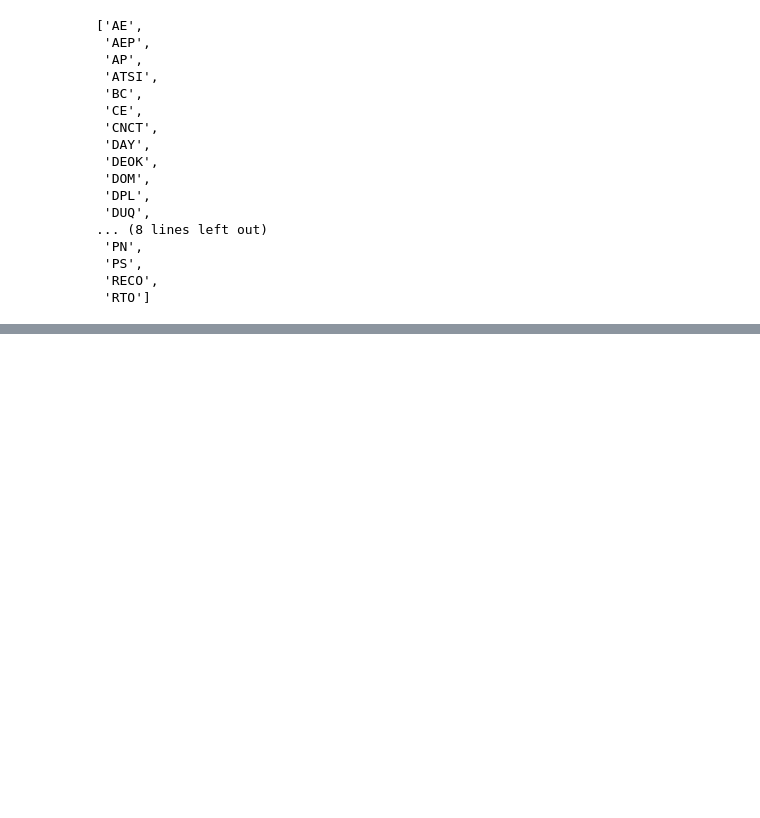
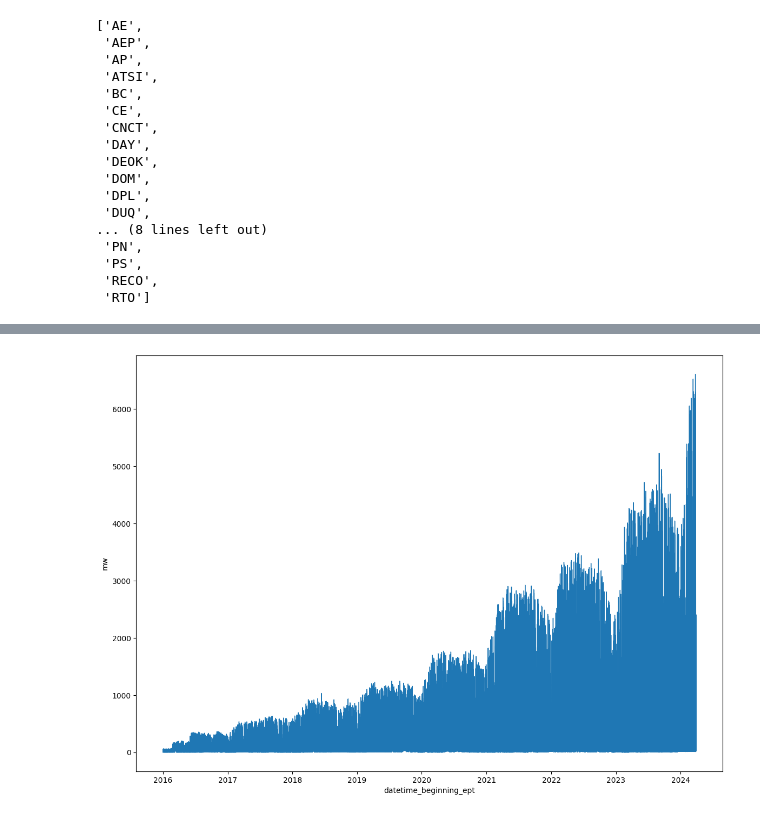
Before and after one commit to chill0121/Energy_Grid_Forecasting, a Jupyter notebook: Energy_Forecasting.ipynb, the cells around one changed output, grey strips where cells are left out. Cells and saved outputs as stored; diff of their text form; code cells hidden in the pictures; blank space fills up the shorter version.

```diff
--- a/Energy_Forecasting.ipynb
+++ b/Energy_Forecasting.ipynb
@@ -139,0 +145,5 @@ ax = sns.lineplot(gen_fuel_df, x = 'datetime_beginning_ept', y = 'mw',  hue = 'f
+# %%
+ax, fig = plt.subplots(figsize = (14, 10))
+ax = sns.lineplot(gen_fuel_df.loc[gen_fuel_df['fuel_type'] == 'Solar'], x = 'datetime_beginning_ept', y = 'mw', lw = 1)
+# %% [output]
+[figure, added]
```
Also changed, not shown: parts of 5 cells of this notebook.
